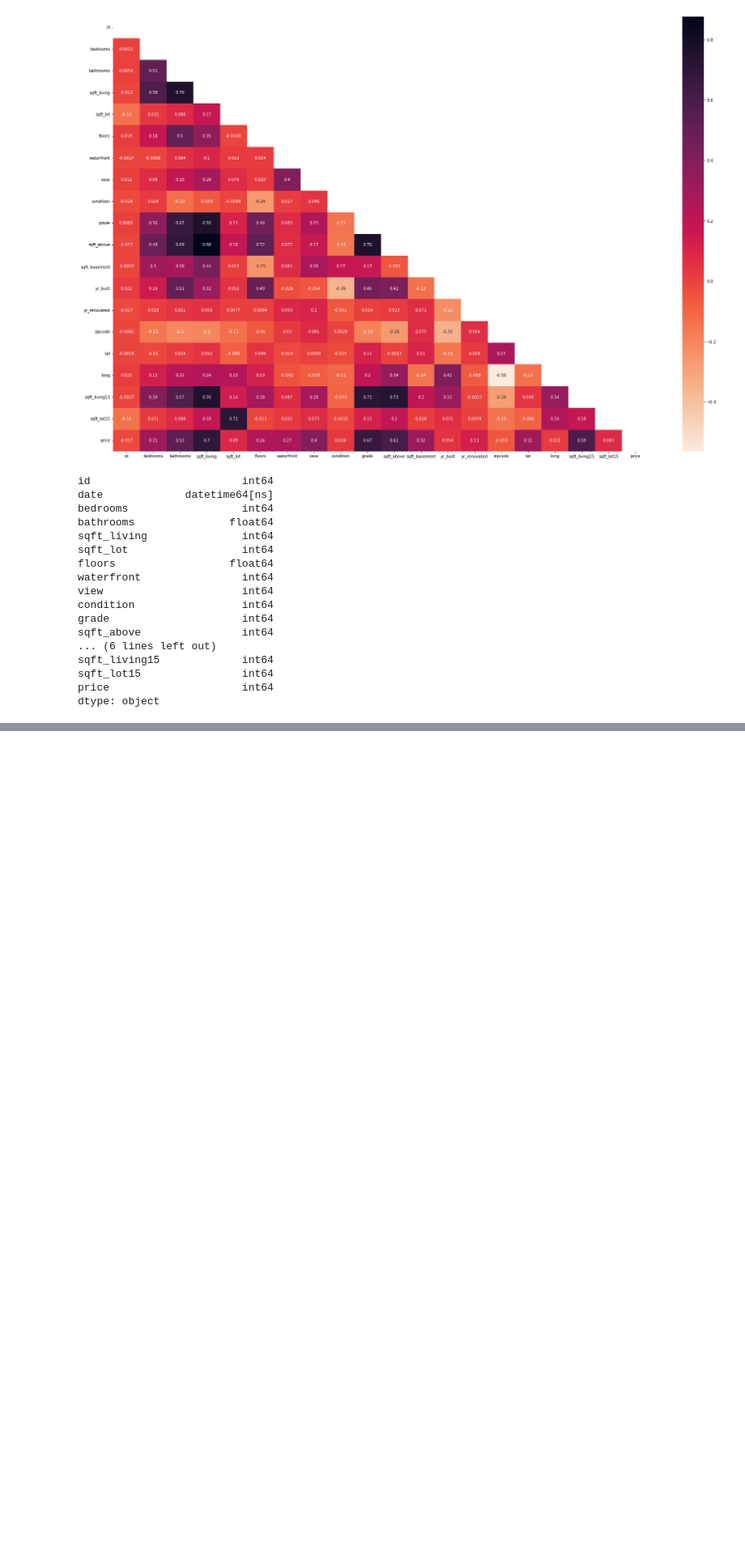
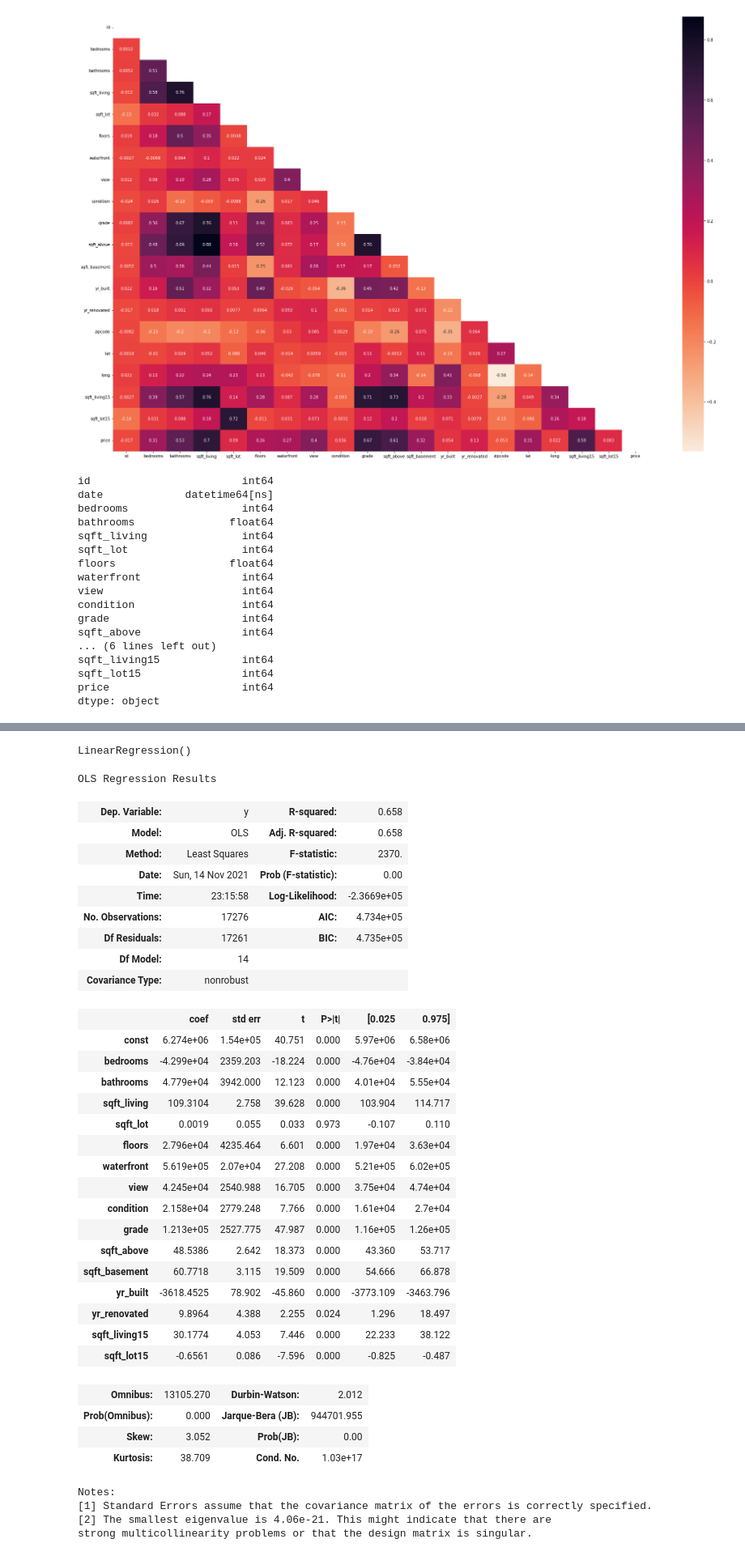
Before and after one commit to Denny-Meyer/IronHack_mid_term_real_state_regression, a Jupyter notebook: source_code/data_analytics_denny.ipynb, the cells around one changed output, grey strips where cells are left out. Shown at 81% size. Cells and saved outputs as stored; diff of their text form; code cells hidden in the pictures; blank space fills up the shorter version.

```diff
--- a/source_code/data_analytics_denny.ipynb
+++ b/source_code/data_analytics_denny.ipynb
@@ -133,0 +124,5 @@ Name: bedrooms, dtype: int64
+# %%
+label = work_copy['price']
+work_copy.drop(columns='price', inplace=True)
+# %%
+x_train, x_test, y_train, y_test = train_test_split(work_copy, label, test_size= 0.2, random_state= 42)
@@ -133,0 +160,6 @@ Name: bedrooms, dtype: int64
+# %%
+model = LinearRegression()
+
+model.fit(x_train, y_train)
+# %% [output]
+LinearRegression()
@@ -133,0 +168,42 @@ Name: bedrooms, dtype: int64
+# %%
+x_train = sm.add_constant(x_train) # adding a constant
+model = sm.OLS(list(y_train), x_train).fit()
+
+print_model = model.summary()
+print_model
+# %% [output]
+OLS Regression Results
+| Dep. Variable: | y | R-squared: | 0.658 |
+| Model: | OLS | Adj. R-squared: | 0.658 |
+| Method: | Least Squares | F-statistic: | 2370. |
+| Date: | Sun, 14 Nov 2021 | Prob (F-statistic): | 0.00 |
+| Time: | 23:15:58 | Log-Likelihood: | -2.3669e+05 |
+| No. Observations: | 17276 | AIC: | 4.734e+05 |
+| Df Residuals: | 17261 | BIC: | 4.735e+05 |
+| Df Model: | 14 |  |  |
+| Covariance Type: | nonrobust |  |  |
+|  | coef | std err | t | P>|t| | [0.025 | 0.975] |
+| const | 6.274e+06 | 1.54e+05 | 40.751 | 0.000 | 5.97e+06 | 6.58e+06 |
+| bedrooms | -4.299e+04 | 2359.203 | -18.224 | 0.000 | -4.76e+04 | -3.84e+04 |
+| bathrooms | 4.779e+04 | 3942.000 | 12.123 | 0.000 | 4.01e+04 | 5.55e+04 |
+| sqft_living | 109.3104 | 2.758 | 39.628 | 0.000 | 103.904 | 114.717 |
+| sqft_lot | 0.0019 | 0.055 | 0.033 | 0.973 | -0.107 | 0.110 |
+| floors | 2.796e+04 | 4235.464 | 6.601 | 0.000 | 1.97e+04 | 3.63e+04 |
+| waterfront | 5.619e+05 | 2.07e+04 | 27.208 | 0.000 | 5.21e+05 | 6.02e+05 |
+| view | 4.245e+04 | 2540.988 | 16.705 | 0.000 | 3.75e+04 | 4.74e+04 |
+| condition | 2.158e+04 | 2779.248 | 7.766 | 0.000 | 1.61e+04 | 2.7e+04 |
+| grade | 1.213e+05 | 2527.775 | 47.987 | 0.000 | 1.16e+05 | 1.26e+05 |
+| sqft_above | 48.5386 | 2.642 | 18.373 | 0.000 | 43.360 | 53.717 |
+| sqft_basement | 60.7718 | 3.115 | 19.509 | 0.000 | 54.666 | 66.878 |
+| yr_built | -3618.4525 | 78.902 | -45.860 | 0.000 | -3773.109 | -3463.796 |
+| yr_renovated | 9.8964 | 4.388 | 2.255 | 0.024 | 1.296 | 18.497 |
+| sqft_living15 | 30.1774 | 4.053 | 7.446 | 0.000 | 22.233 | 38.122 |
+| sqft_lot15 | -0.6561 | 0.086 | -7.596 | 0.000 | -0.825 | -0.487 |
+| Omnibus: | 13105.270 | Durbin-Watson: | 2.012 |
+| Prob(Omnibus): | 0.000 | Jarque-Bera (JB): | 944701.955 |
+| Skew: | 3.052 | Prob(JB): | 0.00 |
+| Kurtosis: | 38.709 | Cond. No. | 1.03e+17 |
+Notes:
+[1] Standard Errors assume that the covariance matrix of the errors is correctly specified.
+[2] The smallest eigenvalue is 4.06e-21. This might indicate that there are
+strong multicollinearity problems or that the design matrix is singular.
```
Also changed, not shown: parts of 6 cells of this notebook.
